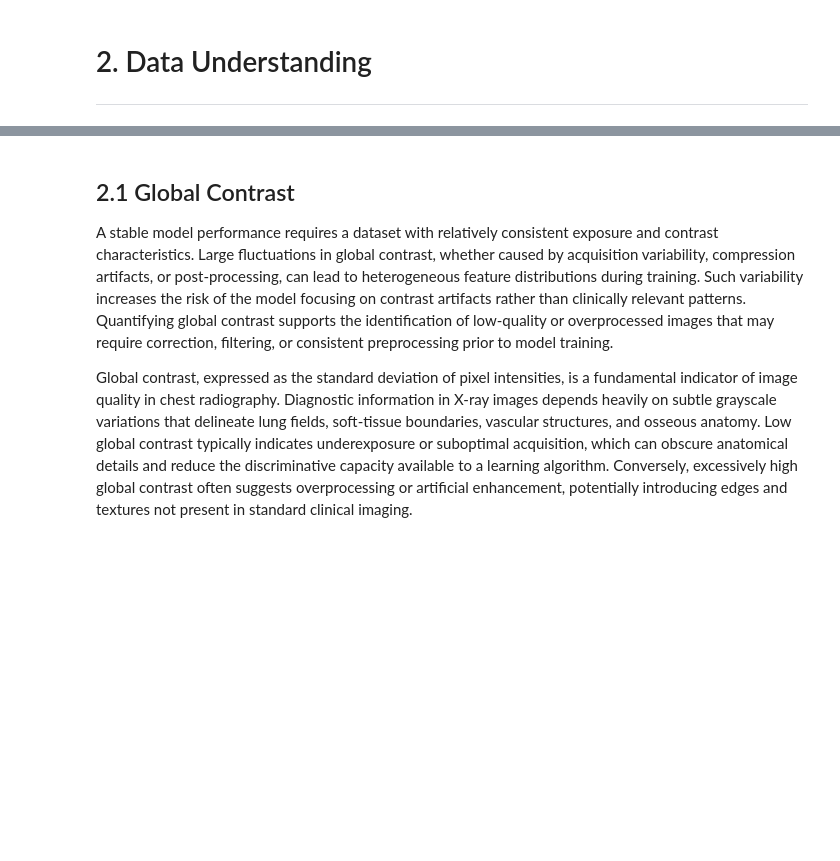
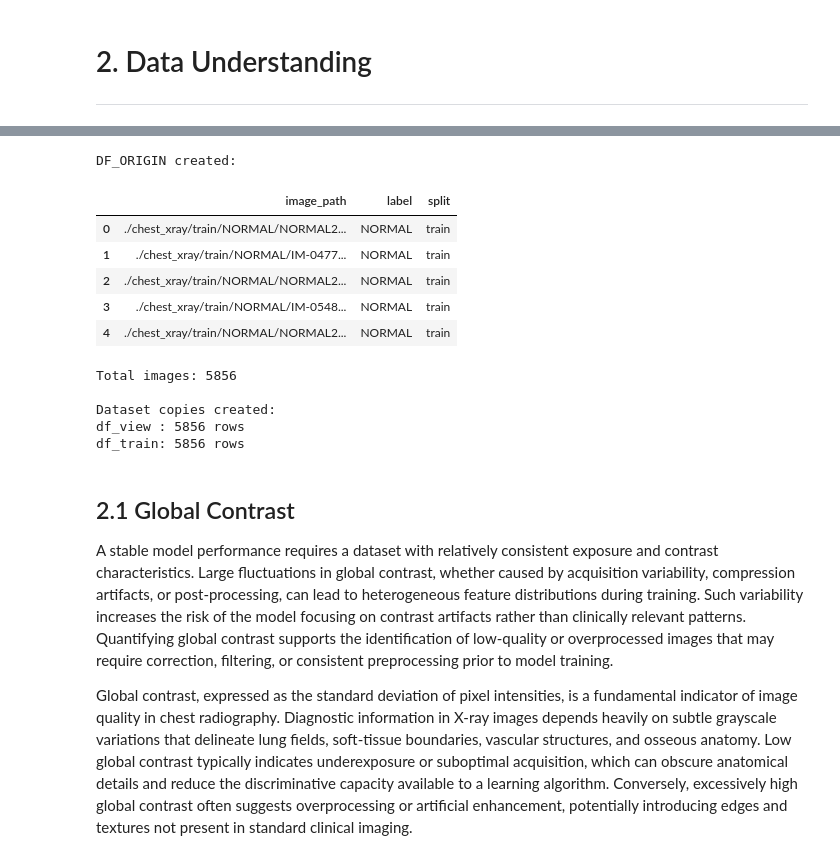
Before and after one commit to logus2k/apvc_p2, a Jupyter notebook: dl_for_cv_project2_v1.ipynb, the cells around one changed output, grey strips where cells are left out. Drawn from its saved outputs; the diff is of its cells as text; code cells hidden in the pictures; blank space fills up the shorter version.

```diff
--- a/dl_for_cv_project2_v1.ipynb
+++ b/dl_for_cv_project2_v1.ipynb
@@ -74,9 +80,6 @@ from keras.metrics import AUC, Precision, Recall
 SEED = 42                                        # Fixed random seed for reproducibility
 BATCH_SIZE = 32                                  # Number of images per training batch
 LEARNING_RATE = 1e-4                             # Initial learning rate for the optimizer
+DATASET_ROOT = "./chest_xray/"                   # Set the dataset location base path
 CHECKPOINT_PATH = "best_model_checkpoint.keras"  # File path to save the best model
-
-# Set random seeds for reproducibility across libraries
-random.seed(SEED)
-np.random.seed(SEED)
-tf.random.set_seed(SEED)
+ACTIVE_SCENARIO = "DEVELOPMENT"                  # Active scenario selected: "DEVELOPMENT", "STAGING", "PRODUCTION"
@@ -83,4 +91,4 @@ tf.random.set_seed(SEED)
 # %%
 # Set paths for train and test datasets
-train_dir = "./chest_xray/train"
-test_dir = "./chest_xray/test"
+train_dir = DATASET_ROOT + "train"
+test_dir = DATASET_ROOT + "test"
@@ -86,0 +138,30 @@ test_dir = "./chest_xray/test"
+# %%
+# Create DF_ORIGIN, the immutable reference DataFrame
+DF_ORIGIN = load_dataset_df(train_dir, test_dir)
+
+print("DF_ORIGIN created:")
+display(DF_ORIGIN.head())
+print(f"Total images: {len(DF_ORIGIN)}")
+
+# DF_VIEW, it will be used for Business and Data Understanding
+DF_VIEW  = DF_ORIGIN.copy()
+
+# DF_TRAIN, it will be used for Data Preparation and Modeling
+DF_TRAIN = DF_ORIGIN.copy()
+
+print("\nDataset copies created:")
+print(f"df_view : {len(DF_VIEW)} rows")
+print(f"df_train: {len(DF_TRAIN)} rows")
+# %% [output]
+DF_ORIGIN created:
+|  | image_path | label | split |
+| 0 | ./chest_xray/train/NORMAL/NORMAL2... | NORMAL | train |
+| 1 | ./chest_xray/train/NORMAL/IM-0477... | NORMAL | train |
+| 2 | ./chest_xray/train/NORMAL/NORMAL2... | NORMAL | train |
+| 3 | ./chest_xray/train/NORMAL/IM-0548... | NORMAL | train |
+| 4 | ./chest_xray/train/NORMAL/NORMAL2... | NORMAL | train |
+Total images: 5856
+
+Dataset copies created:
+df_view : 5856 rows
+df_train: 5856 rows
```
Also changed, not shown: parts of 23 cells of this notebook.
